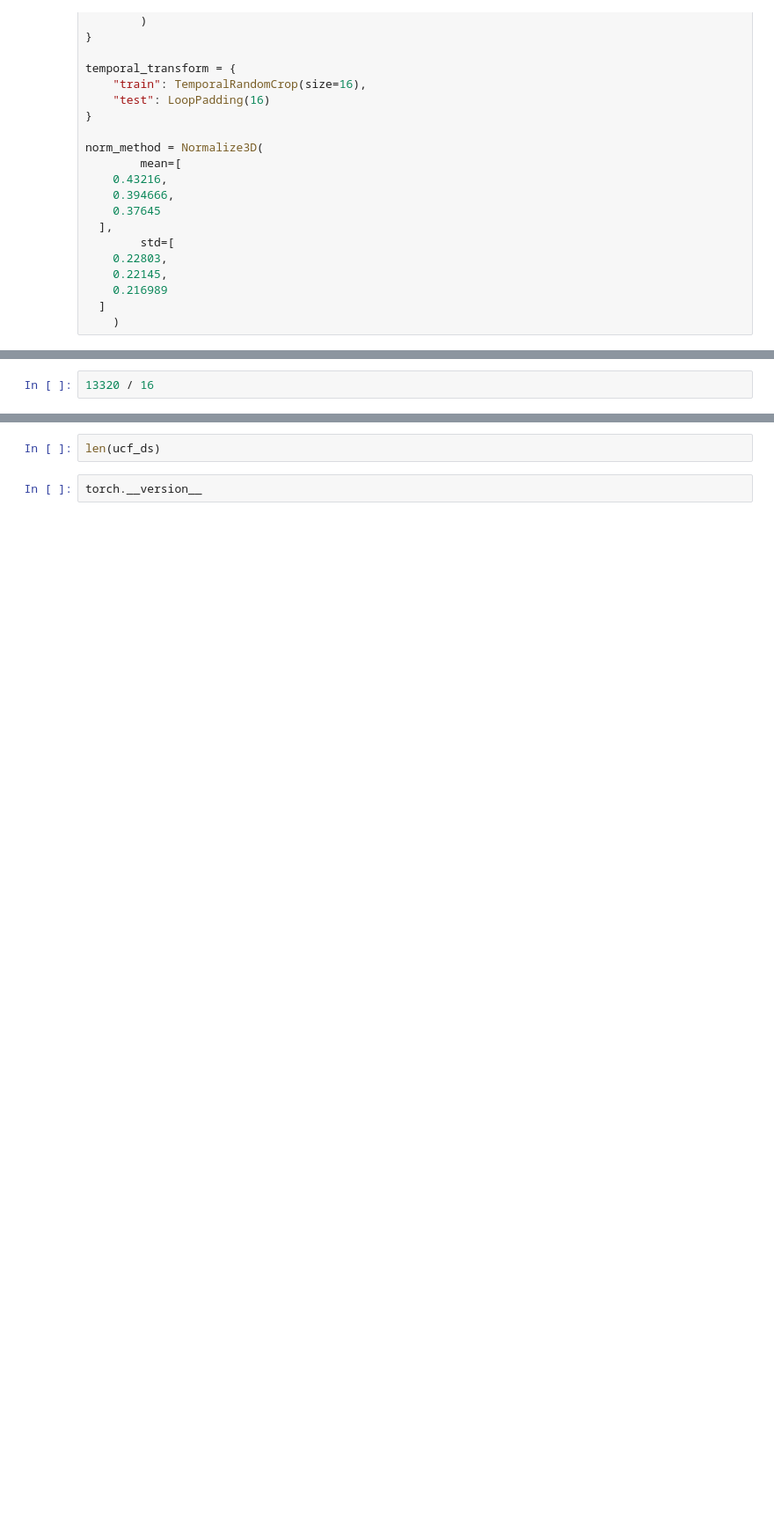
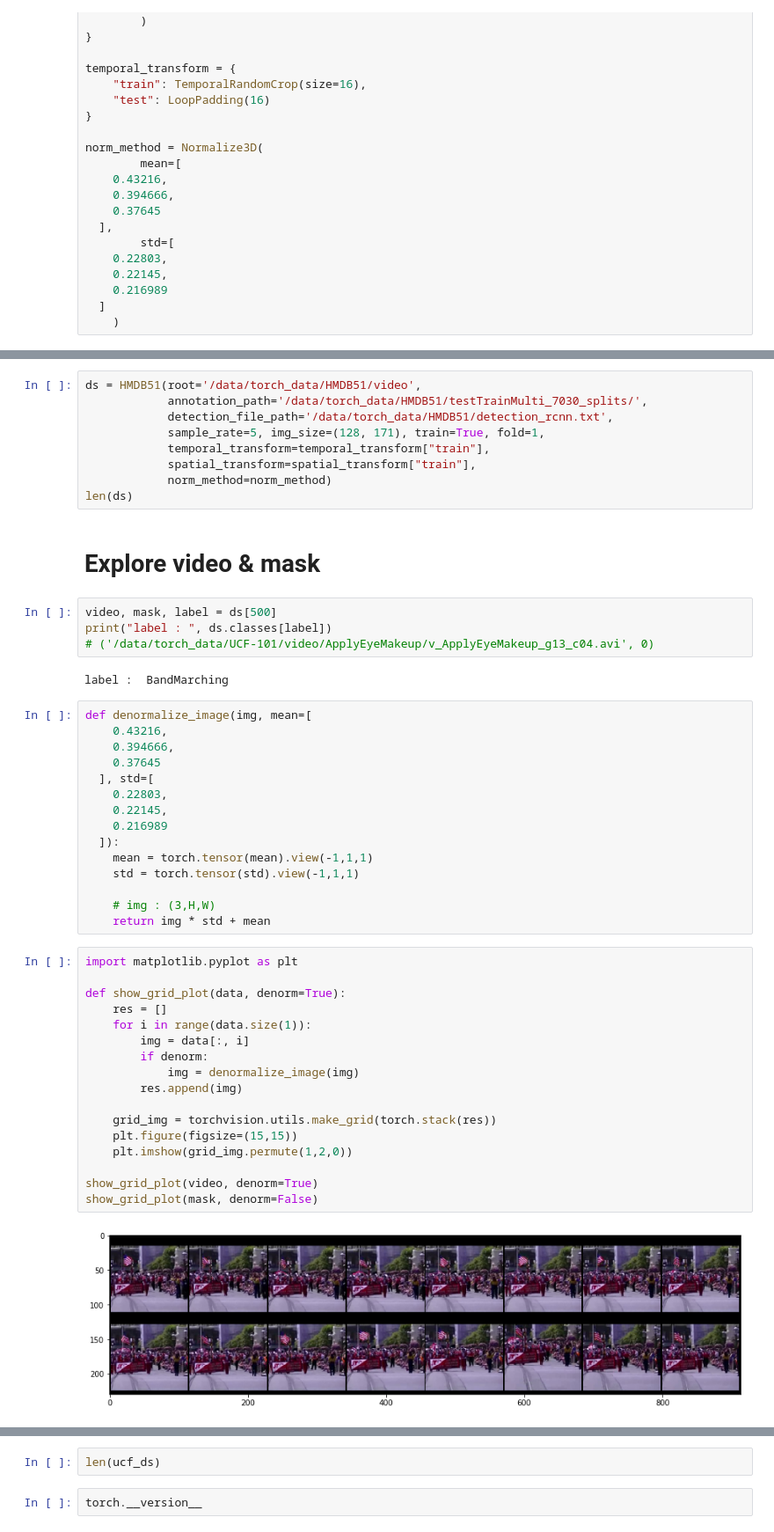
Before and after one commit to youhs4554/gaitanalysis, a Jupyter notebook: train_lighten.ipynb, the cells around one changed output, grey strips where cells are left out. Shown: that part at 88% size. Cells and saved outputs as stored; diff of their text form; blank space fills up the shorter version.

```diff
--- a/train_lighten.ipynb
+++ b/train_lighten.ipynb
@@ -188,2 +65,51 @@ len(ucf_ds) / 80
-# %%
-13320 / 16
+# %%
+ds = HMDB51(root='/data/torch_data/HMDB51/video',
+            annotation_path='/data/torch_data/HMDB51/testTrainMulti_7030_splits/',
+            detection_file_path='/data/torch_data/HMDB51/detection_rcnn.txt',
+            sample_rate=5, img_size=(128, 171), train=True, fold=1,
+            temporal_transform=temporal_transform["train"],
+            spatial_transform=spatial_transform["train"],
+            norm_method=norm_method)
+len(ds)
+# %% [markdown]
+# Explore video & mask
+# %%
+video, mask, label = ds[500]
+print("label : ", ds.classes[label])
+# ('/data/torch_data/UCF-101/video/ApplyEyeMakeup/v_ApplyEyeMakeup_g13_c04.avi', 0)
+# %% [output]
+label :  BandMarching
+# %%
+def denormalize_image(img, mean=[
+    0.43216,
+    0.394666,
+    0.37645
+  ], std=[
+    0.22803,
+    0.22145,
+    0.216989
+  ]):
+    mean = torch.tensor(mean).view(-1,1,1)
+    std = torch.tensor(std).view(-1,1,1)
+
+    # img : (3,H,W)
+    return img * std + mean
+# %%
+import matplotlib.pyplot as plt
+
+def show_grid_plot(data, denorm=True):
+    res = []
+    for i in range(data.size(1)):
+        img = data[:, i]
+        if denorm:
+            img = denormalize_image(img)
+        res.append(img)
+
+    grid_img = torchvision.utils.make_grid(torch.stack(res))
+    plt.figure(figsize=(15,15))
+    plt.imshow(grid_img.permute(1,2,0))
+
+show_grid_plot(video, denorm=True)
+show_grid_plot(mask, denorm=False)
+# %% [output]
+[figure, added]
```
Also changed, not shown: parts of 27 cells of this notebook, 9 other files.
